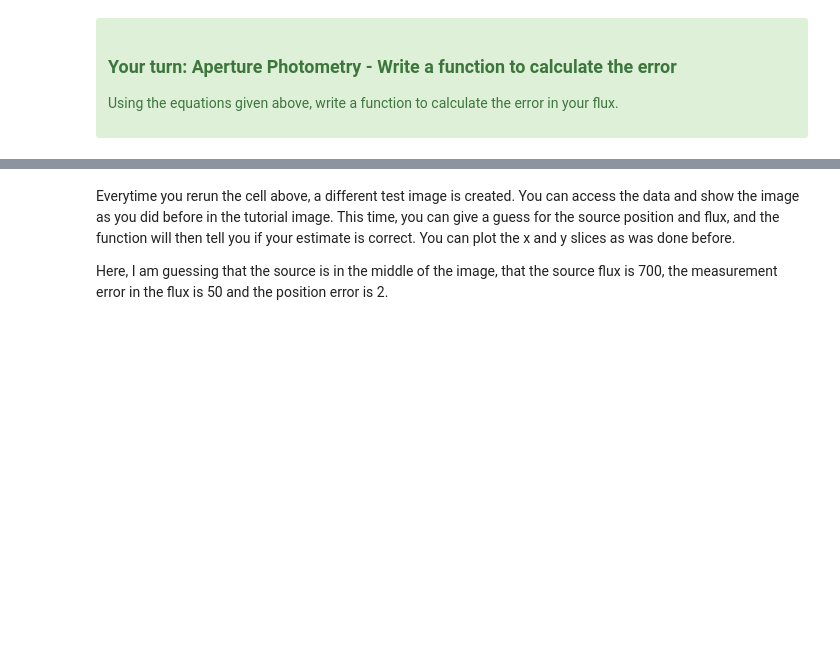
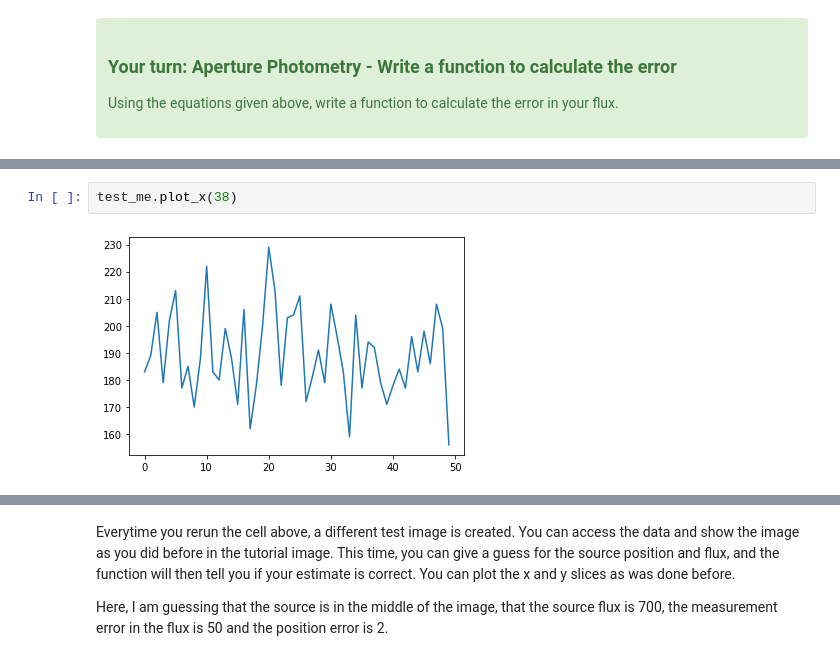
Before and after one commit to wfw23/Astrolabs, a Jupyter notebook: Chapter2_AperturePhotometry.ipynb, the cells around one changed output, grey strips where cells are left out. Drawn from its saved outputs; the diff is of its cells as text; blank space fills up the shorter version.

```diff
--- a/Chapter2_AperturePhotometry.ipynb
+++ b/Chapter2_AperturePhotometry.ipynb
@@ -467,0 +482,4 @@ print(ap_phot(test_me._realima,25,26,5.5,8,8,0,6))
+# %%
+test_me.plot_x(38)
+# %% [output]
+[figure, added]
```
Also changed, not shown: parts of 45 cells of this notebook, 1 other file.
